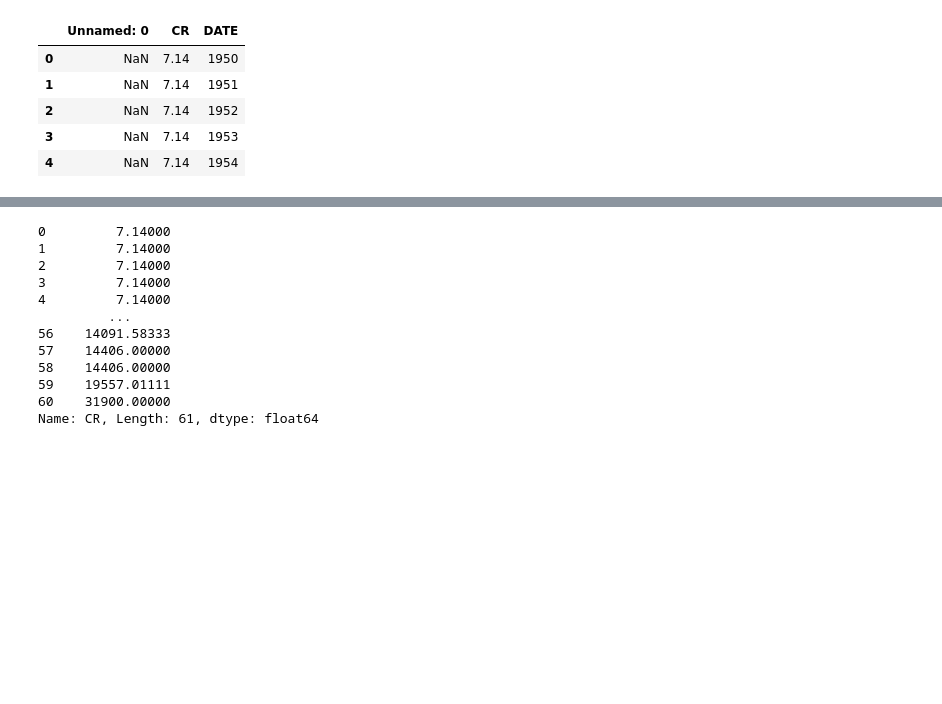
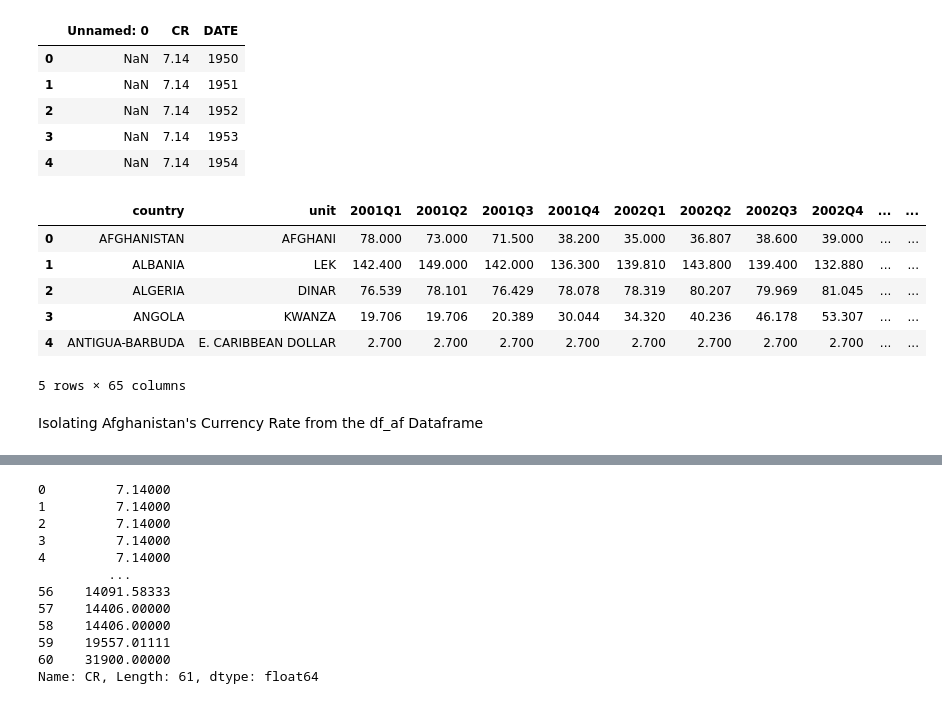
Before and after one commit to Cena980/Afghani-Currency-flactuations, a Jupyter notebook: Analysis/Analysis.ipynb, the cells around one changed output, grey strips where cells are left out. Saved outputs shown, nothing was run; the diff lists cells and outputs as text; code cells hidden in the pictures; blank space fills up the shorter version.

```diff
--- a/Analysis/Analysis.ipynb
+++ b/Analysis/Analysis.ipynb
@@ -35,3 +38,15 @@ som_cr.head()
 | 2 | NaN | 7.14 | 1952 |
 | 3 | NaN | 7.14 | 1953 |
 | 4 | NaN | 7.14 | 1954 |
+# %%
+df_af.head()
+# %% [output]
+|  | country | unit | 2001Q1 | 2001Q2 | 2001Q3 | 2001Q4 | 2002Q1 | 2002Q2 | 2002Q3 | 2002Q4 | ... | ... |
+| 0 | AFGHANISTAN | AFGHANI | 78.000 | 73.000 | 71.500 | 38.200 | 35.000 | 36.807 | 38.600 | 39.000 | ... | ... |
+| 1 | ALBANIA | LEK | 142.400 | 149.000 | 142.000 | 136.300 | 139.810 | 143.800 | 139.400 | 132.880 | ... | ... |
+| 2 | ALGERIA | DINAR | 76.539 | 78.101 | 76.429 | 78.078 | 78.319 | 80.207 | 79.969 | 81.045 | ... | ... |
+| 3 | ANGOLA | KWANZA | 19.706 | 19.706 | 20.389 | 30.044 | 34.320 | 40.236 | 46.178 | 53.307 | ... | ... |
+| 4 | ANTIGUA-BARBUDA | E. CARIBBEAN DOLLAR | 2.700 | 2.700 | 2.700 | 2.700 | 2.700 | 2.700 | 2.700 | 2.700 | ... | ... |
+5 rows × 65 columns
+# %% [markdown]
+Isolating Afghanistan's Currency Rate from the df_af Dataframe
```
Also changed, not shown: parts of 6 cells of this notebook, 3 other files.
